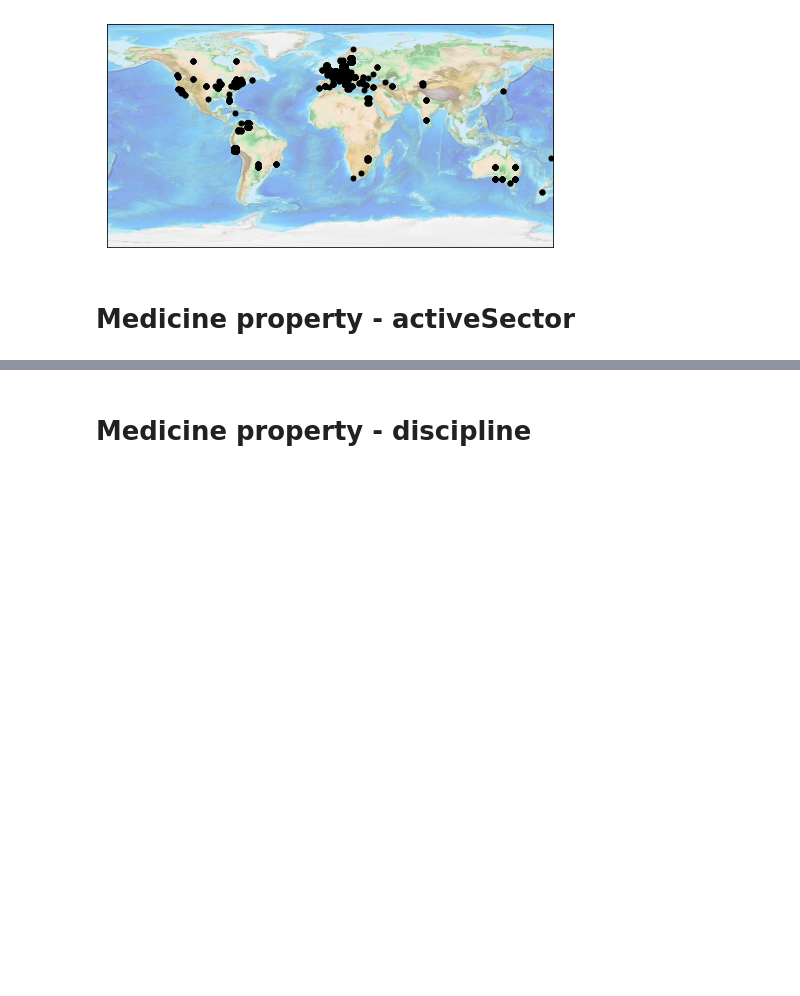
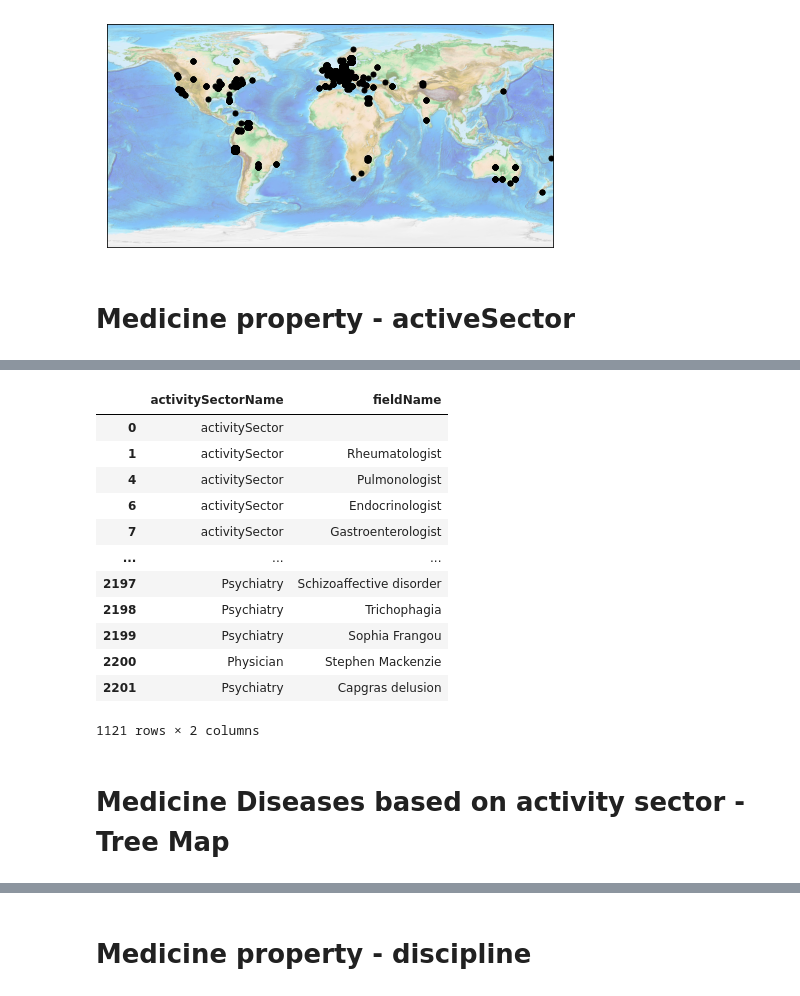
Before and after one commit to dimitarmileski/Medical-KGs-WBS, a Jupyter notebook: 01/medicine.ipynb, the cells around one changed output, grey strips where cells are left out. Drawn from its saved outputs; the diff is of its cells as text; code cells hidden in the pictures; blank space fills up the shorter version.

```diff
--- a/01/medicine.ipynb
+++ b/01/medicine.ipynb
@@ -386,0 +247,20 @@ print(data)
+# %%
+tempDataFrame = tempDataFrame.append(data, ignore_index=True)
+tempDataFrame = tempDataFrame.drop_duplicates()
+tempDataFrame
+# %% [output]
+|  | activitySectorName | fieldName |
+| 0 | activitySector |  |
+| 1 | activitySector | Rheumatologist |
+| 4 | activitySector | Pulmonologist |
+| 6 | activitySector | Endocrinologist |
+| 7 | activitySector | Gastroenterologist |
+| ... | ... | ... |
+| 2197 | Psychiatry | Schizoaffective disorder |
+| 2198 | Psychiatry | Trichophagia |
+| 2199 | Psychiatry | Sophia Frangou |
+| 2200 | Physician | Stephen Mackenzie |
+| 2201 | Psychiatry | Capgras delusion |
+1121 rows × 2 columns
+# %% [markdown]
+# Medicine Diseases based on activity sector - Tree Map
```
Also changed, not shown: parts of 140 cells of this notebook.
